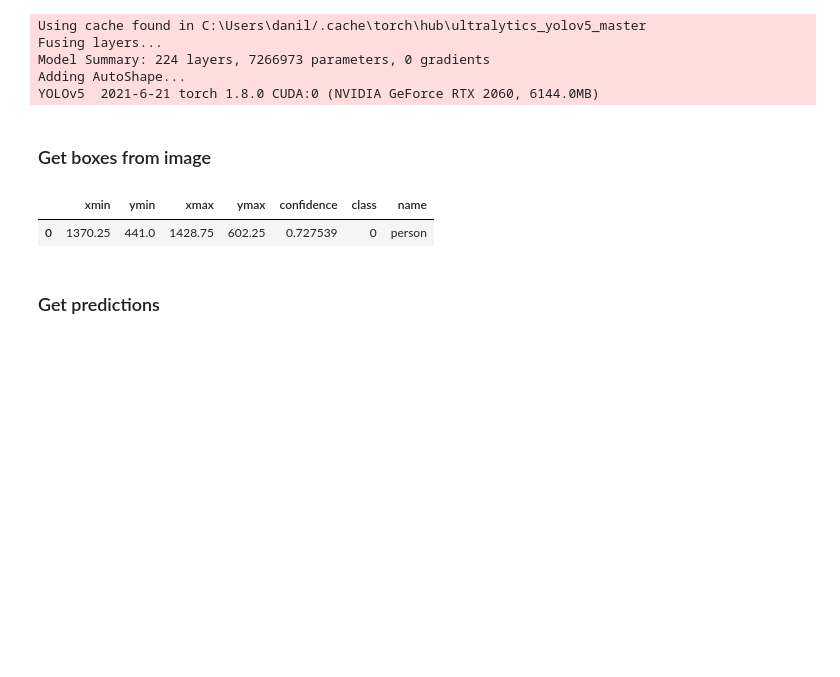
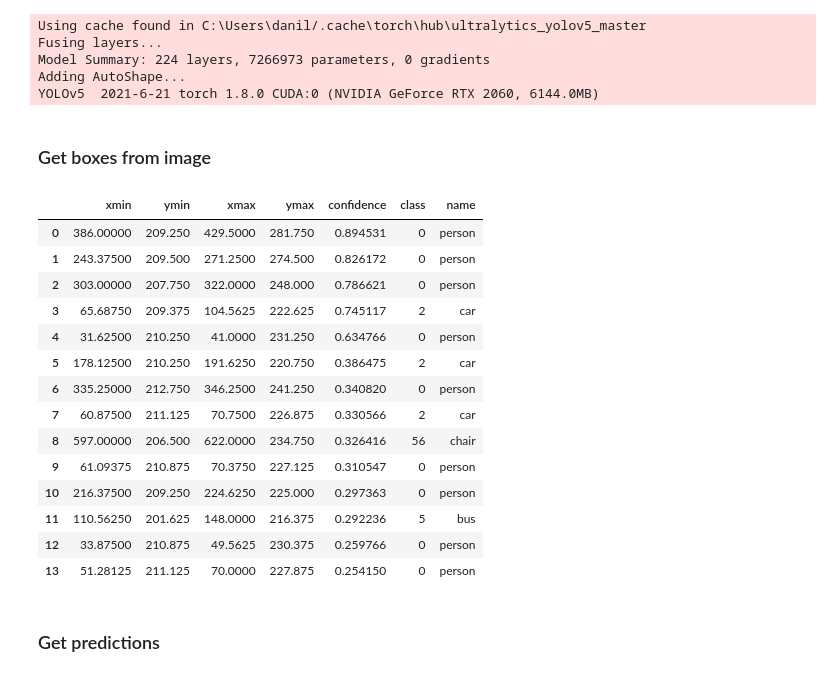
Before and after one commit to FoxAlex98/PeDistance, a Jupyter notebook: Linear Regression Algoritm/PeDistance Linear Regression.ipynb, the cells around one changed output. Cells and saved outputs as stored; diff of their text form; code cells hidden in the pictures; blank space fills up the shorter version.

```diff
--- a/Linear Regression Algoritm/PeDistance Linear Regression.ipynb
+++ b/Linear Regression Algoritm/PeDistance Linear Regression.ipynb
@@ -296,23 +287,36 @@ YOLOv5  2021-6-21 torch 1.8.0 CUDA:0 (NVIDIA GeForce RTX 2060, 6144.0MB)
 # %%
 # Images
 # img = plt.imread('lena.png')
-img = Image.open('Test8.jpg').convert("RGB")
+img = Image.open('random_test_img.jpg').convert("RGB").resize((640,360))
 #imgs = ['https://upload.wikimedia.org/wikipedia/en/7/7d/Lenna_%28test_image%29.png']  # batch of images
-imgs = img
+# print(img.size)
 
 # Inference
-results = model(imgs)
+results = model(img)
 
 # Salva i risultati nella cartella corrente, inutile
 # results.print()
 # results.save()  # or .show()
 
 results.xyxy[0]  # img1 predictions (tensor)
 
 results.pandas().xyxy[0]  # img1 predictions (pandas)
 # %% [output]
 |  | xmin | ymin | xmax | ymax | confidence | class | name |
-| 0 | 1370.25 | 441.0 | 1428.75 | 602.25 | 0.727539 | 0 | person |
+| 0 | 386.00000 | 209.250 | 429.5000 | 281.750 | 0.894531 | 0 | person |
+| 1 | 243.37500 | 209.500 | 271.2500 | 274.500 | 0.826172 | 0 | person |
+| 2 | 303.00000 | 207.750 | 322.0000 | 248.000 | 0.786621 | 0 | person |
+| 3 | 65.68750 | 209.375 | 104.5625 | 222.625 | 0.745117 | 2 | car |
+| 4 | 31.62500 | 210.250 | 41.0000 | 231.250 | 0.634766 | 0 | person |
+| 5 | 178.12500 | 210.250 | 191.6250 | 220.750 | 0.386475 | 2 | car |
+| 6 | 335.25000 | 212.750 | 346.2500 | 241.250 | 0.340820 | 0 | person |
+| 7 | 60.87500 | 211.125 | 70.7500 | 226.875 | 0.330566 | 2 | car |
+| 8 | 597.00000 | 206.500 | 622.0000 | 234.750 | 0.326416 | 56 | chair |
+| 9 | 61.09375 | 210.875 | 70.3750 | 227.125 | 0.310547 | 0 | person |
+| 10 | 216.37500 | 209.250 | 224.6250 | 225.000 | 0.297363 | 0 | person |
+| 11 | 110.56250 | 201.625 | 148.0000 | 216.375 | 0.292236 | 5 | bus |
+| 12 | 33.87500 | 210.875 | 49.5625 | 230.375 | 0.259766 | 0 | person |
+| 13 | 51.28125 | 211.125 | 70.0000 | 227.875 | 0.254150 | 0 | person |
 # %% [markdown]
 ### Get predictions
 # %%
```
Also changed, not shown: parts of 11 cells of this notebook.
